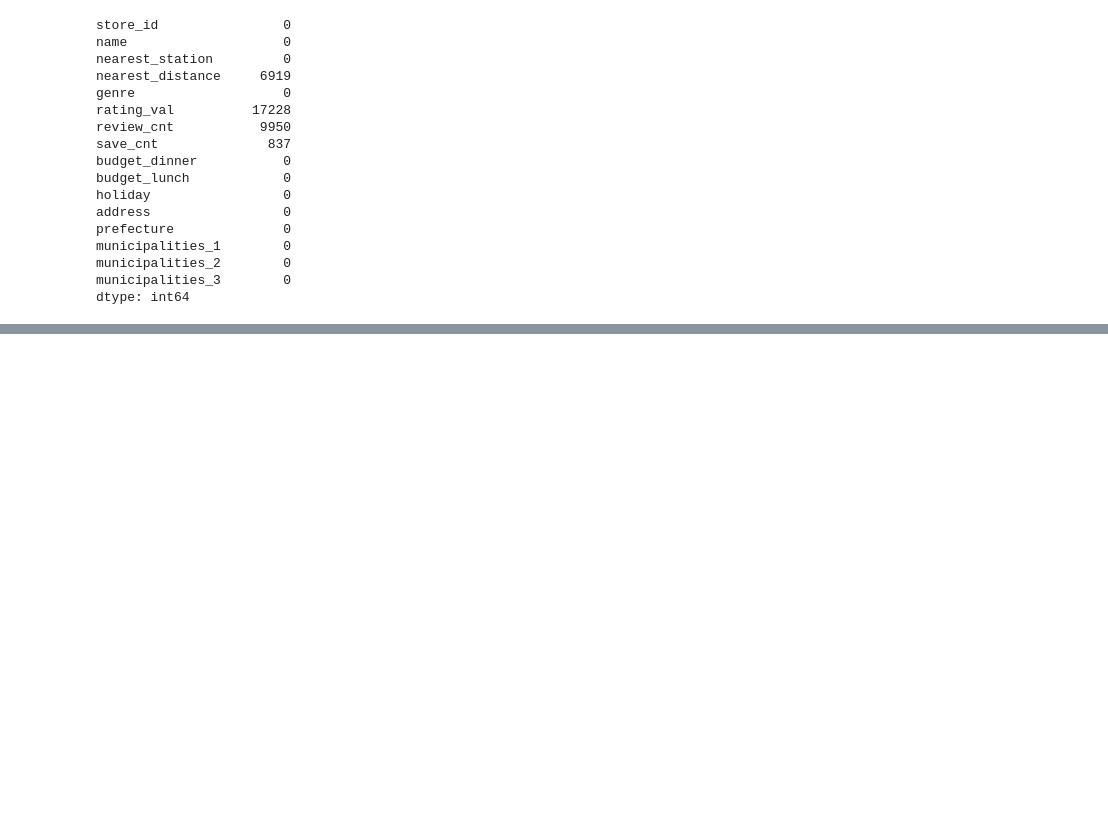
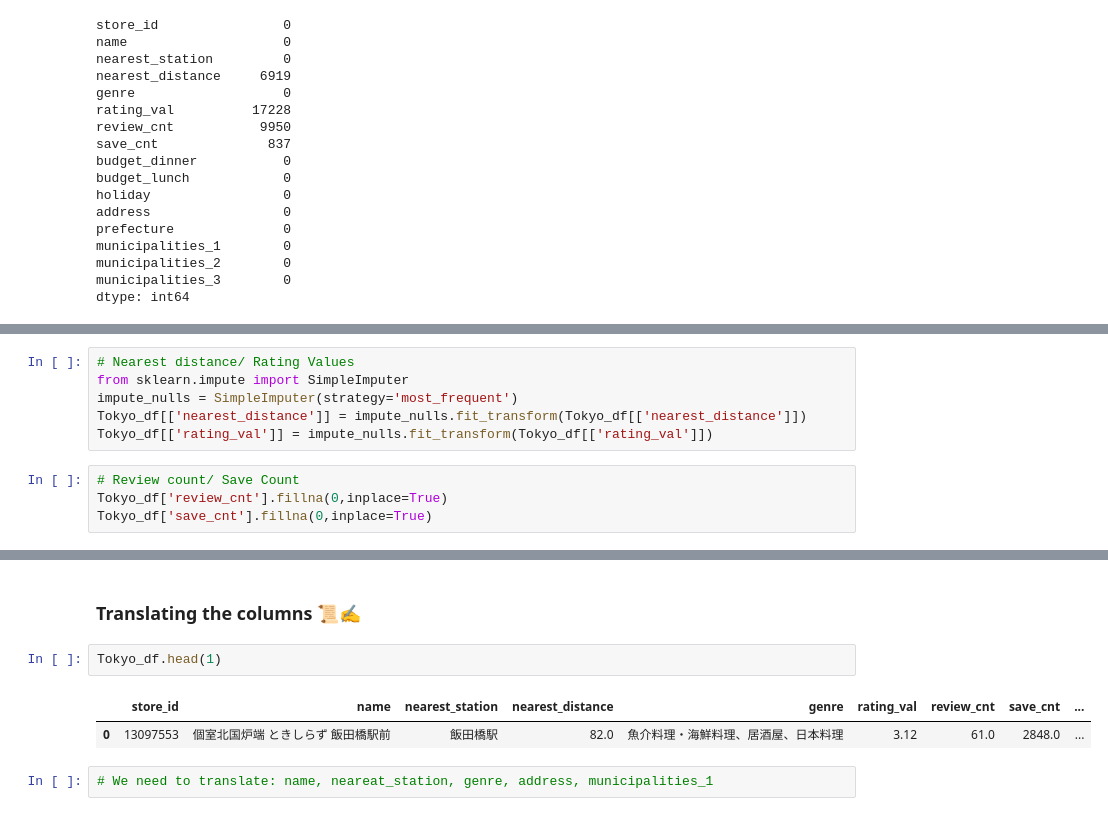
Before and after one commit to Jack-Merrett/food-pandora, a Jupyter notebook: notebooks/Data_Manipulation.ipynb, the cells around one changed output, grey strips where cells are left out. Drawn from its saved outputs; the diff is of its cells as text; blank space fills up the shorter version.

```diff
--- a/notebooks/Data_Manipulation.ipynb
+++ b/notebooks/Data_Manipulation.ipynb
@@ -54,0 +126,10 @@ dtype: int64
+# %%
+# Nearest distance/ Rating Values
+from sklearn.impute import SimpleImputer
+impute_nulls = SimpleImputer(strategy='most_frequent')
+Tokyo_df[['nearest_distance']] = impute_nulls.fit_transform(Tokyo_df[['nearest_distance']])
+Tokyo_df[['rating_val']] = impute_nulls.fit_transform(Tokyo_df[['rating_val']])
+# %%
+# Review count/ Save Count
+Tokyo_df['review_cnt'].fillna(0,inplace=True)
+Tokyo_df['save_cnt'].fillna(0,inplace=True)
@@ -54,0 +157,9 @@ dtype: int64
+# %% [markdown]
+### Translating the columns 📜✍️
+# %%
+Tokyo_df.head(1)
+# %% [output]
+|  | store_id | name | nearest_station | nearest_distance | genre | rating_val | review_cnt | save_cnt | ... |
+| 0 | 13097553 | 個室北国炉端 ときしらず 飯田橋駅前 | 飯田橋駅 | 82.0 | 魚介料理・海鮮料理、居酒屋、日本料理 | 3.12 | 61.0 | 2848.0 | ... |
+# %%
+# We need to translate: name, neareat_station, genre, address, municipalities_1
```
Also changed, not shown: parts of 10 cells of this notebook.
